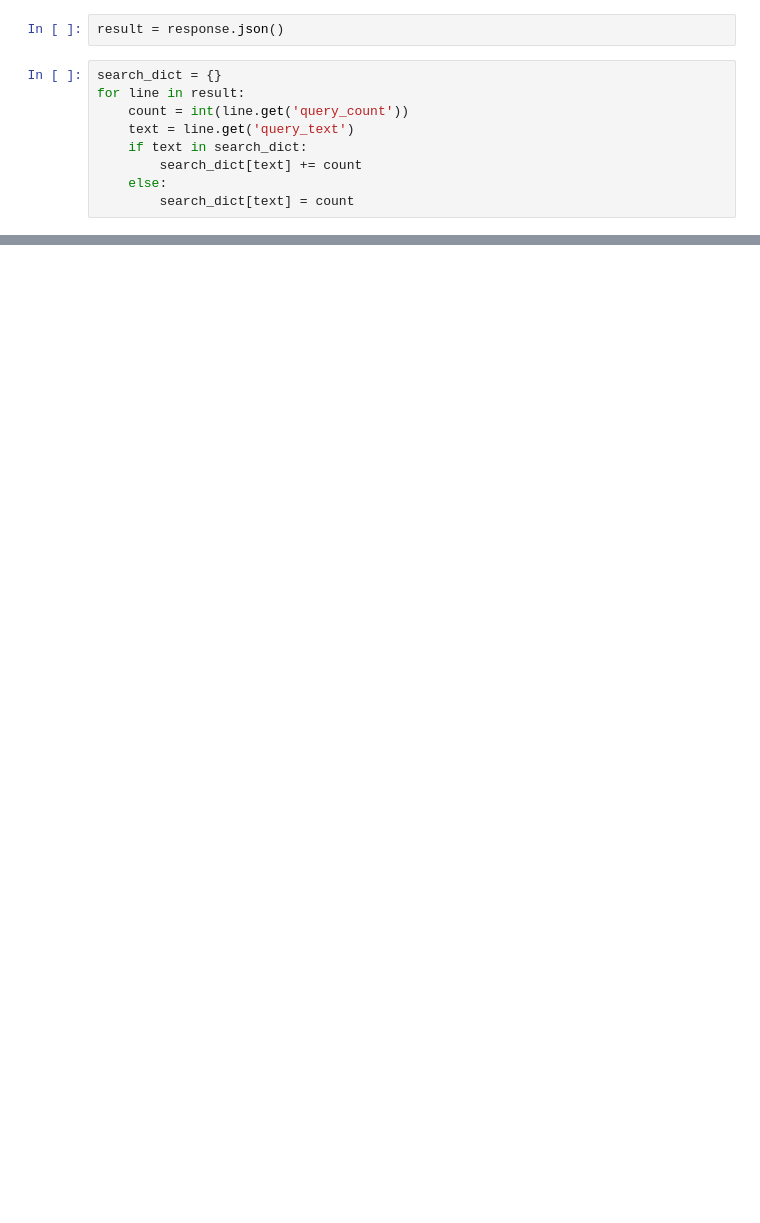
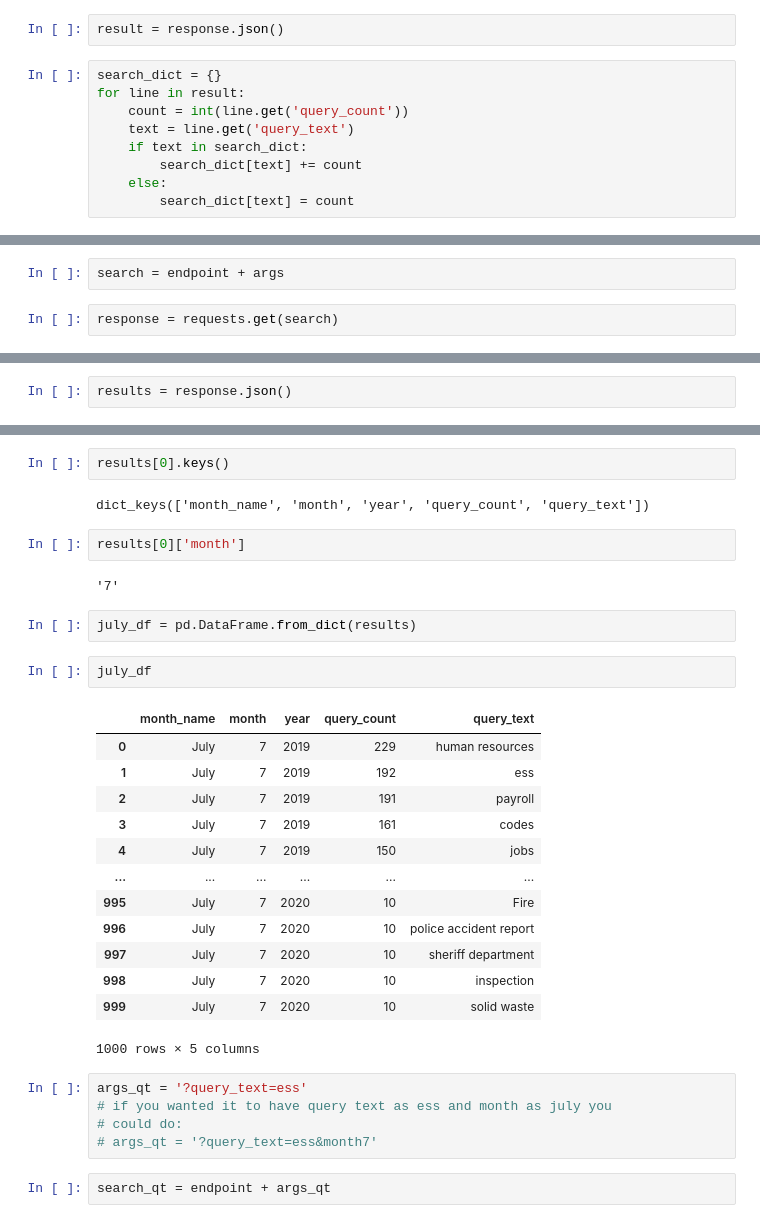
Before and after one commit to SamSitarek/socrata_api-SamSitarek, a Jupyter notebook: notebooks/soda_api.ipynb, the cells around one changed output, grey strips where cells are left out. Drawn from its saved outputs; the diff is of its cells as text; blank space fills up the shorter version.

```diff
--- a/notebooks/soda_api.ipynb
+++ b/notebooks/soda_api.ipynb
@@ -40,0 +66,4 @@ plt.xticks(rotation = 75);
+# %%
+search = endpoint + args
+# %%
+response = requests.get(search)
@@ -40,0 +74,2 @@ plt.xticks(rotation = 75);
+# %%
+results = response.json()
@@ -40,0 +88,33 @@ plt.xticks(rotation = 75);
+# %%
+results[0].keys()
+# %% [output]
+dict_keys(['month_name', 'month', 'year', 'query_count', 'query_text'])
+# %%
+results[0]['month']
+# %% [output]
+'7'
+# %%
+july_df = pd.DataFrame.from_dict(results)
+# %%
+july_df
+# %% [output]
+|  | month_name | month | year | query_count | query_text |
+| 0 | July | 7 | 2019 | 229 | human resources |
+| 1 | July | 7 | 2019 | 192 | ess |
+| 2 | July | 7 | 2019 | 191 | payroll |
+| 3 | July | 7 | 2019 | 161 | codes |
+| 4 | July | 7 | 2019 | 150 | jobs |
+| ... | ... | ... | ... | ... | ... |
+| 995 | July | 7 | 2020 | 10 | Fire |
+| 996 | July | 7 | 2020 | 10 | police accident report |
+| 997 | July | 7 | 2020 | 10 | sheriff department |
+| 998 | July | 7 | 2020 | 10 | inspection |
+| 999 | July | 7 | 2020 | 10 | solid waste |
+1000 rows × 5 columns
+# %%
+args_qt = '?query_text=ess'
+# if you wanted it to have query text as ess and month as july you
+# could do:
+# args_qt = '?query_text=ess&month7'
+# %%
+search_qt = endpoint + args_qt
```
Also changed, not shown: parts of 8 cells of this notebook.
